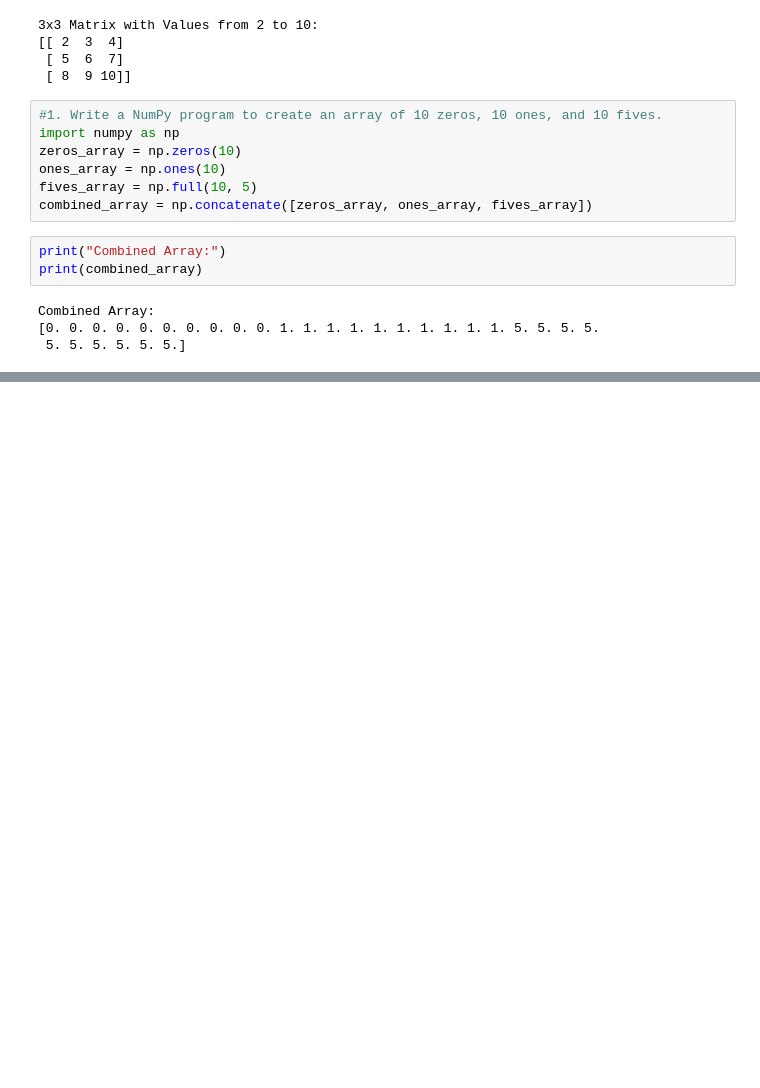
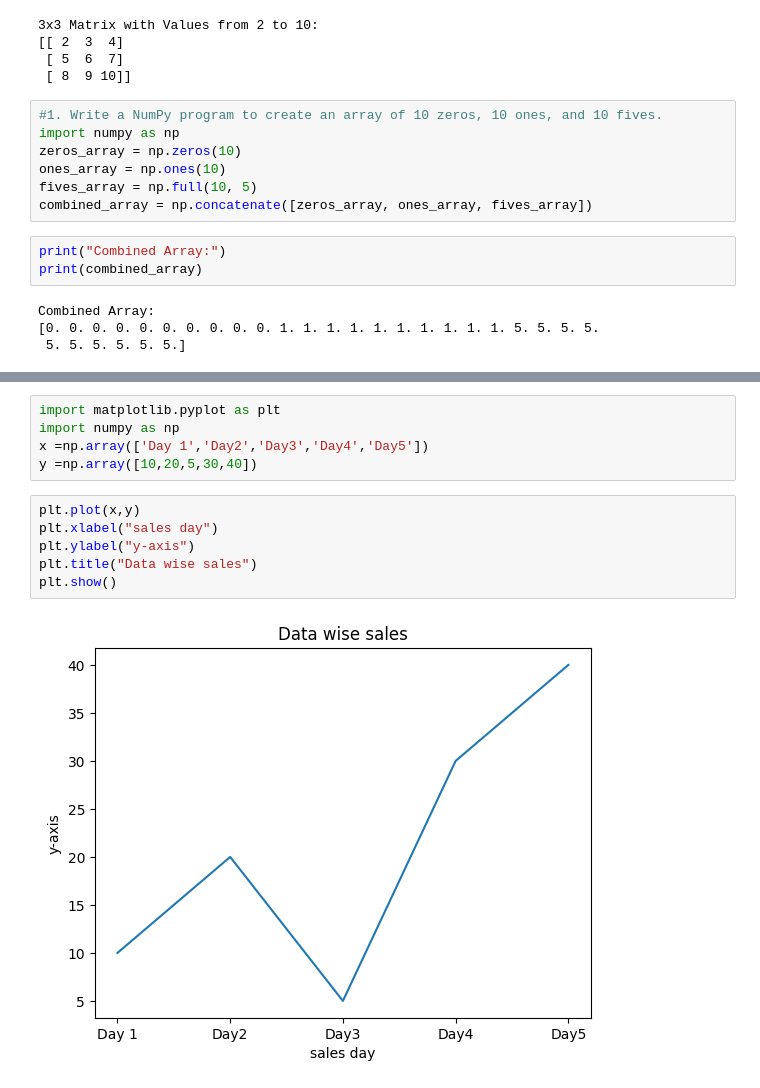
Before and after one commit to yuktagupta/Anudip_foundation_python, a Jupyter notebook: Numpy.ipynb, the cells around one changed output, grey strips where cells are left out. Drawn from its saved outputs; the diff is of its cells as text; blank space fills up the shorter version.

```diff
--- a/Numpy.ipynb
+++ b/Numpy.ipynb
@@ -325,0 +778,13 @@ Combined Array:
+# %%
+import matplotlib.pyplot as plt
+import numpy as np
+x =np.array(['Day 1','Day2','Day3','Day4','Day5'])
+y =np.array([10,20,5,30,40])
+# %%
+plt.plot(x,y)
+plt.xlabel("sales day")
+plt.ylabel("y-axis")
+plt.title("Data wise sales")
+plt.show()
+# %% [output]
+[figure, added]
```
Also changed, not shown: parts of 69 cells of this notebook.
